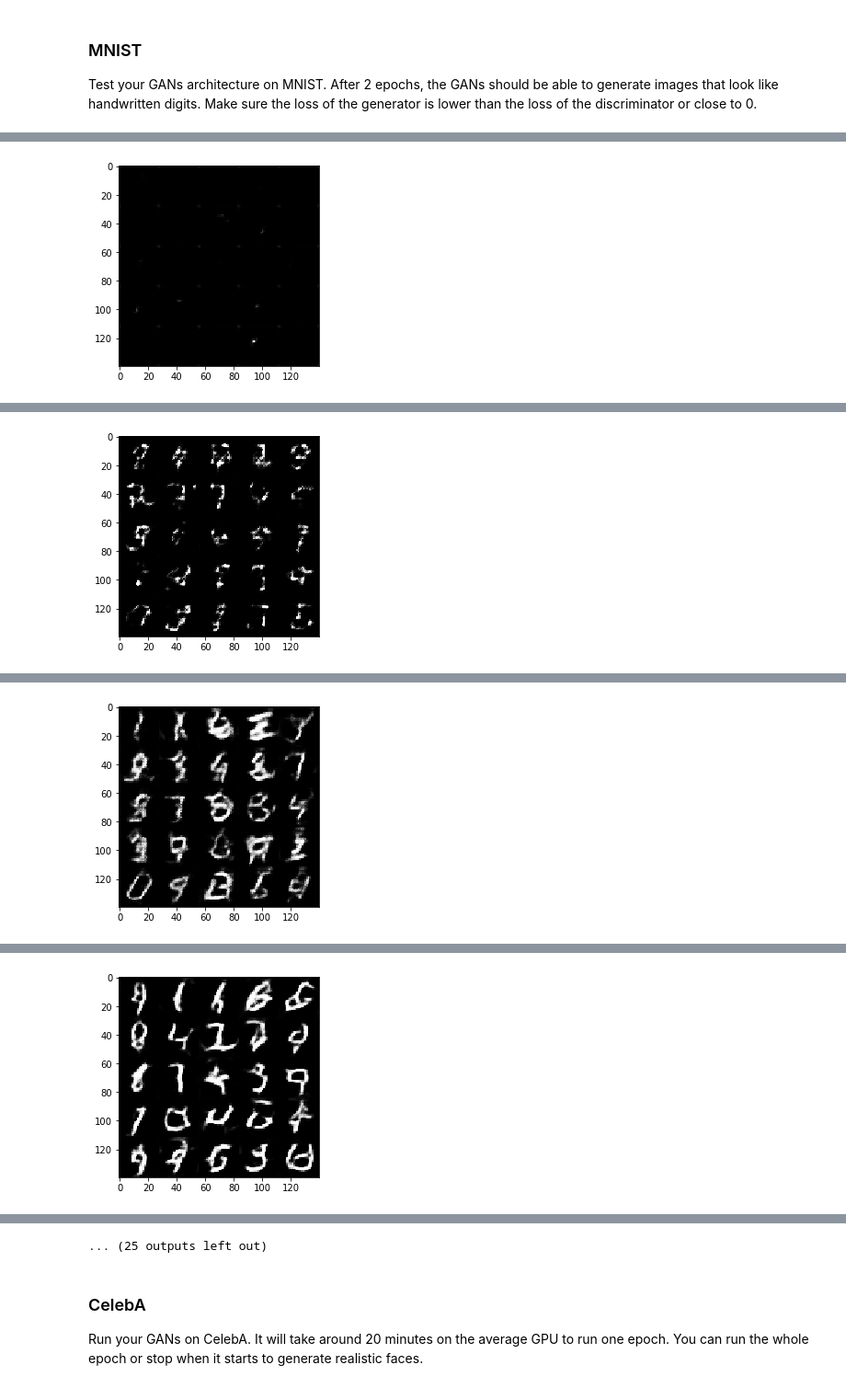
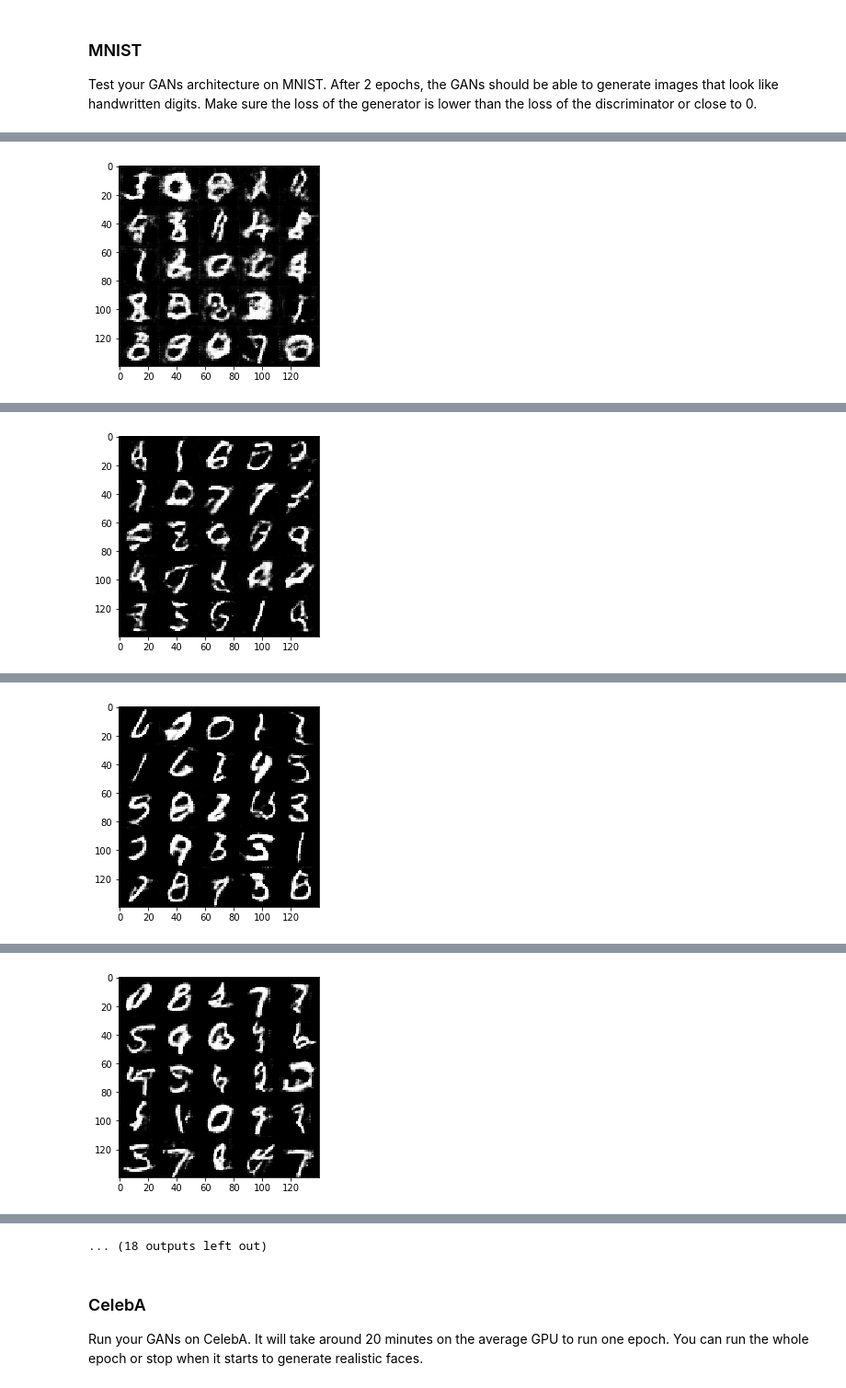
Before and after one commit to DruidKuma/Deep-Learning-ND-Face-Generation, a Jupyter notebook: dlnd_face_generation.ipynb, the cells around one changed output, grey strips where cells are left out. Shown at 92% size. Saved outputs shown, nothing was run; the diff lists cells and outputs as text; code cells hidden in the pictures.

```diff
--- a/dlnd_face_generation.ipynb
+++ b/dlnd_face_generation.ipynb
@@ -149,11 +149,13 @@ def discriminator(images, reuse=False):
 
         x2 = tf.layers.conv2d(relu1, filters=128, kernel_size=(5,5), strides=(2,2), padding='same', kernel_initializer=tf.contrib.layers.xavier_initializer())
         bn2 = tf.layers.batch_normalization(x2, training=True)
-        relu2 = tf.maximum(alpha * bn2, bn2)
+        drop2 = tf.nn.dropout(bn2, 0.9)
+        relu2 = tf.maximum(alpha * drop2, drop2)
 
         x3 = tf.layers.conv2d(relu2, filters=256, kernel_size=(5,5), strides=(1,1), padding='same', kernel_initializer=tf.contrib.layers.xavier_initializer())
         bn3 = tf.layers.batch_normalization(x3, training=True)
-        relu3 = tf.maximum(alpha * bn3, bn3)
+        drop3 = tf.nn.dropout(bn3, 0.9)
+        relu3 = tf.maximum(alpha * drop3, drop3)
 
         # Flatten it
         flat = tf.reshape(relu3, (-1, 7*7*256))
@@ -237,7 +239,7 @@ def model_loss(input_real, input_z, out_channel_dim):
     d_model_fake, d_logits_fake = discriminator(g_model, reuse=True)
 
     d_loss_real = tf.reduce_mean(
-        tf.nn.sigmoid_cross_entropy_with_logits(logits=d_logits_real, labels=tf.ones_like(d_model_real)))
+        tf.nn.sigmoid_cross_entropy_with_logits(logits=d_logits_real, labels=tf.ones_like(d_logits_real) * 0.9))
     d_loss_fake = tf.reduce_mean(
         tf.nn.sigmoid_cross_entropy_with_logits(logits=d_logits_fake, labels=tf.zeros_like(d_model_fake)))
     g_loss = tf.reduce_mean(
@@ -357,7 +359,7 @@ def train(epoch_count, batch_size, z_dim, learning_rate, beta1, get_batches, dat
                 _ = sess.run(d_opt, feed_dict={input_real: batch_images, input_z: batch_z, l_rate: learning_rate})
                 _ = sess.run(g_opt, feed_dict={input_z: batch_z, input_real: batch_images, l_rate: learning_rate})
 
-                if step % 10 == 0:
+                if step % 100 == 0:
                     d_loss_train = d_loss.eval({input_z: batch_z, input_real: batch_images})
                     g_loss_train = g_loss.eval({input_z: batch_z})
 
@@ -365,16 +367,16 @@ def train(epoch_count, batch_size, z_dim, learning_rate, beta1, get_batches, dat
                           "Discriminator Loss: {:.4f}; ".format(d_loss_train),
                           "Generator Loss: {:.4f}".format(g_loss_train))
 
-                if step % 100 == 0:
+                if step % 1000 == 0:
                     show_generator_output(sess, 25, input_z, data_shape[3], data_image_mode)
 # %% [markdown]
 ### MNIST
 Test your GANs architecture on MNIST.  After 2 epochs, the GANs should be able to generate images that look like handwritten digits.  Make sure the loss of the generator is lower than the loss of the discriminator or close to 0.
 # %%
-batch_size = 64
+batch_size = 8
 z_dim = 100
-learning_rate = 0.001
-beta1 = 0.5
+learning_rate = 0.0004
+beta1 = 0.3
 
 
 """
@@ -400 +402 @@ Epoch 1/2.       Discriminator Loss: 1.7029;  Generator Loss: 0.4725
-[figure, old version]
+[figure, new version]
@@ -411 +413 @@ Epoch 1/2.       Discriminator Loss: 2.0848;  Generator Loss: 0.2473
-[figure, old version]
+[figure, new version]
@@ -422 +424 @@ Epoch 1/2.       Discriminator Loss: 1.2262;  Generator Loss: 0.7298
-[figure, old version]
+[figure, new version]
@@ -433 +435 @@ Epoch 1/2.       Discriminator Loss: 1.2034;  Generator Loss: 0.6883
-[figure, old version]
+[figure, new version]
@@ -456,4 +458,4 @@ Epoch 1/2.       Discriminator Loss: 1.3011;  Generator Loss: 1.3456
-... (25 outputs left out)
+... (18 outputs left out)
 # %% [markdown]
 ### CelebA
 Run your GANs on CelebA.  It will take around 20 minutes on the average GPU to run one epoch.  You can run the whole epoch or stop when it starts to generate realistic faces.
```
Also changed, not shown: parts of 2 cells of this notebook, 1 other file.
